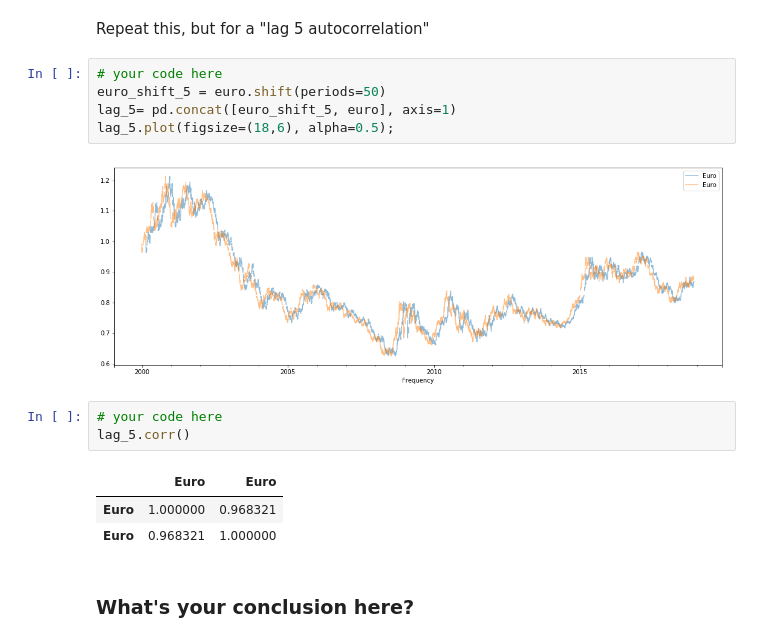
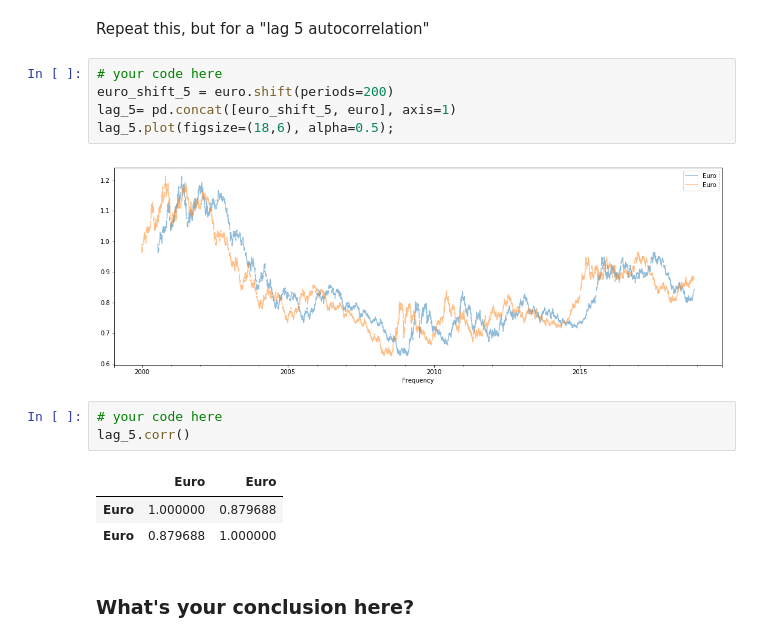
Before and after one commit to elenasm7/dsc-3-26-05-correlation-and-autocorrelation-in-time-series-lab-nyc-ds-career-012819, a Jupyter notebook: index.ipynb, the cells around one changed output. Saved outputs shown, nothing was run; the diff lists cells and outputs as text.

```diff
--- a/index.ipynb
+++ b/index.ipynb
@@ -109,18 +109,18 @@ lag_1.corr()
 Repeat this, but for a "lag 5 autocorrelation"
 # %%
 # your code here
-euro_shift_5 = euro.shift(periods=50)
+euro_shift_5 = euro.shift(periods=200)
 lag_5= pd.concat([euro_shift_5, euro], axis=1)
 lag_5.plot(figsize=(18,6), alpha=0.5);
 # %% [output]
-[figure, old version]
+[figure, new version]
 # %%
 # your code here
 lag_5.corr()
 # %% [output]
 |  | Euro | Euro |
-| Euro | 1.000000 | 0.968321 |
-| Euro | 0.968321 | 1.000000 |
+| Euro | 1.000000 | 0.879688 |
+| Euro | 0.879688 | 1.000000 |
 # %% [markdown]
 ### What's your conclusion here?
 # %% [markdown]
```
